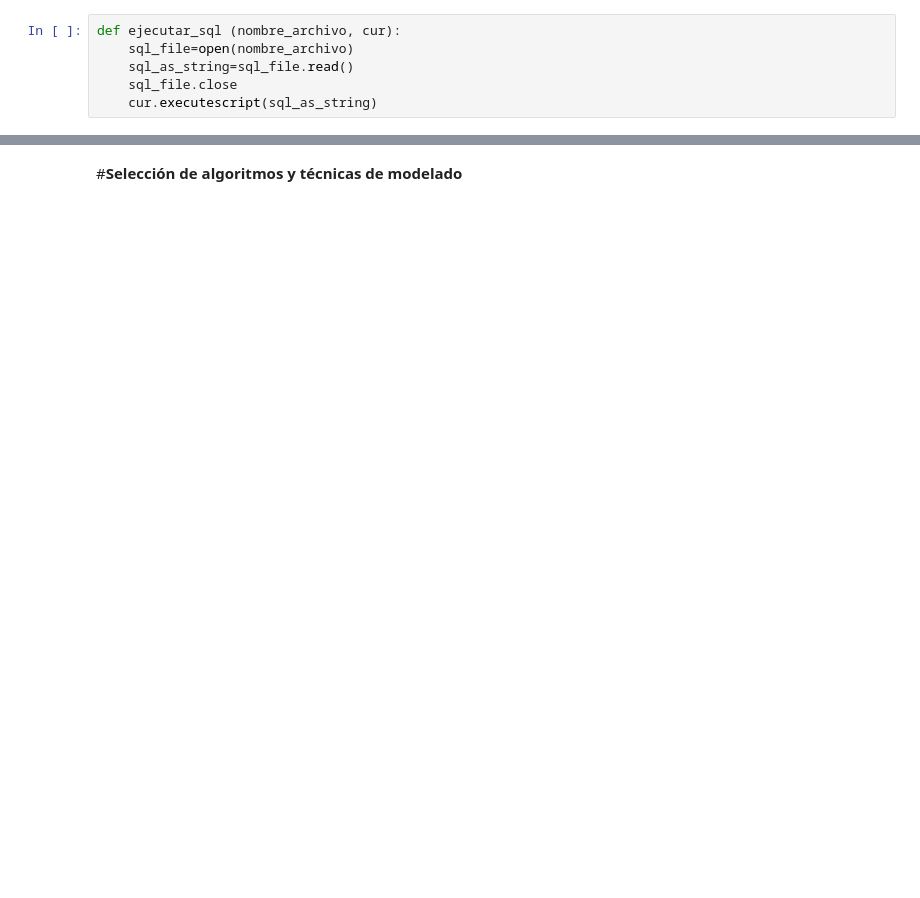
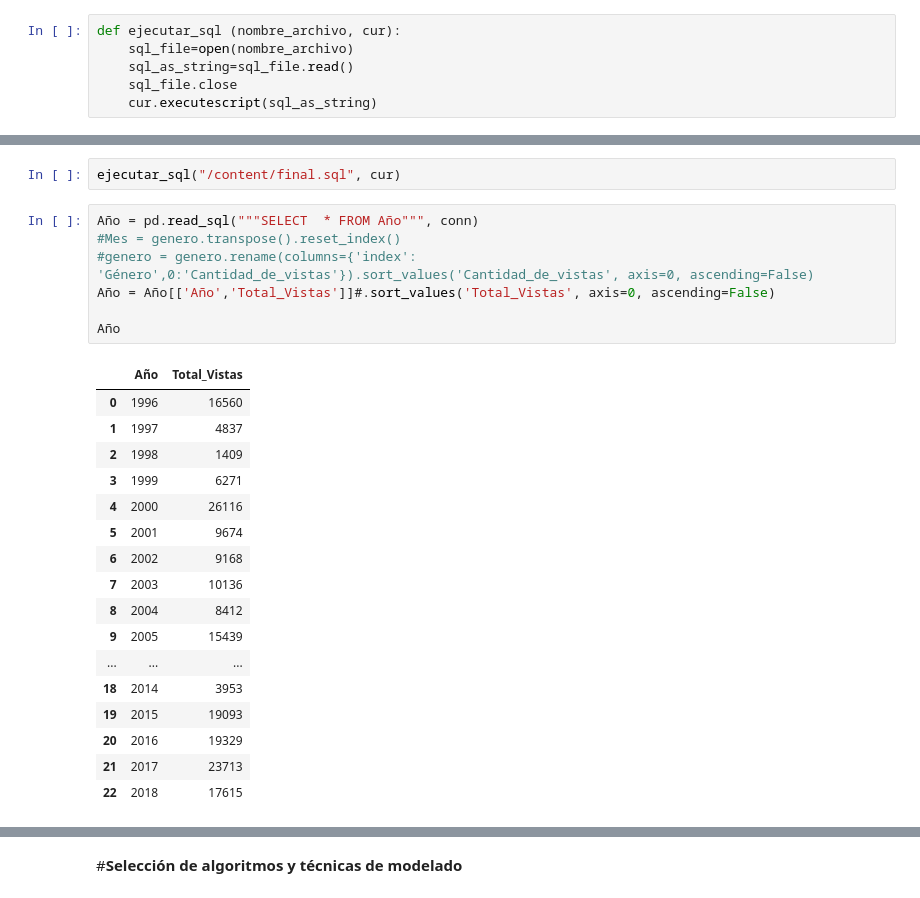
Before and after one commit to ANAOSORI/Proyecto_marketing, a Jupyter notebook: Marketing.ipynb, the cells around one changed output, grey strips where cells are left out. Saved outputs shown, nothing was run; the diff lists cells and outputs as text; blank space fills up the shorter version.

```diff
--- a/Marketing.ipynb
+++ b/Marketing.ipynb
@@ -307,0 +497,27 @@ go.Figure(data,Layout)
+# %%
+ejecutar_sql("/content/final.sql", cur)
+# %%
+Año = pd.read_sql("""SELECT  * FROM Año""", conn)
+#Mes = genero.transpose().reset_index()
+#genero = genero.rename(columns={'index': 'Género',0:'Cantidad_de_vistas'}).sort_values('Cantidad_de_vistas', axis=0, ascending=False)
+Año = Año[['Año','Total_Vistas']]#.sort_values('Total_Vistas', axis=0, ascending=False)
+
+Año
+# %% [output]
+|  | Año | Total_Vistas |
+| 0 | 1996 | 16560 |
+| 1 | 1997 | 4837 |
+| 2 | 1998 | 1409 |
+| 3 | 1999 | 6271 |
+| 4 | 2000 | 26116 |
+| 5 | 2001 | 9674 |
+| 6 | 2002 | 9168 |
+| 7 | 2003 | 10136 |
+| 8 | 2004 | 8412 |
+| 9 | 2005 | 15439 |
+| ... | ... | ... |
+| 18 | 2014 | 3953 |
+| 19 | 2015 | 19093 |
+| 20 | 2016 | 19329 |
+| 21 | 2017 | 23713 |
+| 22 | 2018 | 17615 |
```
Also changed, not shown: parts of 79 cells of this notebook.
